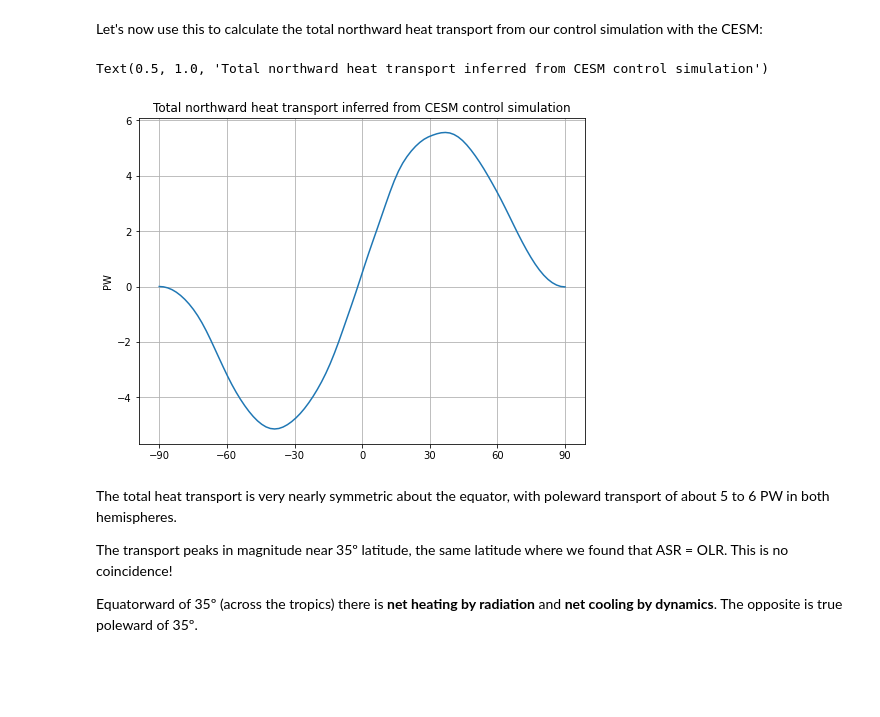
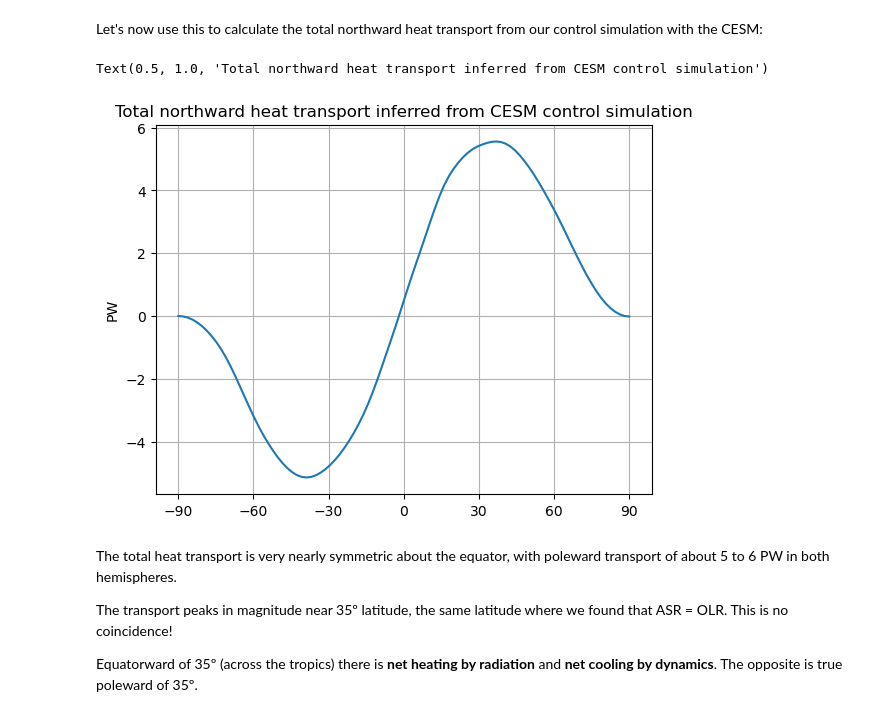
Before and after one commit to nfeldl/ClimateLaboratoryBook, a Jupyter notebook: courseware/heat-transport.ipynb, the cells around one changed output. Saved outputs shown, nothing was run; the diff lists cells and outputs as text; code cells hidden in the pictures; blank space fills up the shorter version.

```diff
--- a/courseware/heat-transport.ipynb
+++ b/courseware/heat-transport.ipynb
@@ -532,15 +532,15 @@ def inferred_heat_transport(energy_in, lat=None, latax=None):
 # %% [markdown]
 Let's now use this to calculate the total northward heat transport from our control simulation with the CESM:
 # %%
-fig, ax = plt.subplots(figsize=(8,6))
+fig, ax = plt.subplots()
 ax.plot(lat_cesm, inferred_heat_transport(ASR_cesm_zon - OLR_cesm_zon))
 ax.set_ylabel('PW')
 ax.set_xticks(ticks)
 ax.grid()
 ax.set_title('Total northward heat transport inferred from CESM control simulation')
 # %% [output]
 Text(0.5, 1.0, 'Total northward heat transport inferred from CESM control simulation')
-[figure, old version]
+[figure, new version]
 # %% [markdown]
 The total heat transport is very nearly symmetric about the equator, with poleward transport of about 5 to 6 PW in both hemispheres.
 
```
Also changed, not shown: parts of 10 cells of this notebook, 1 other file.
